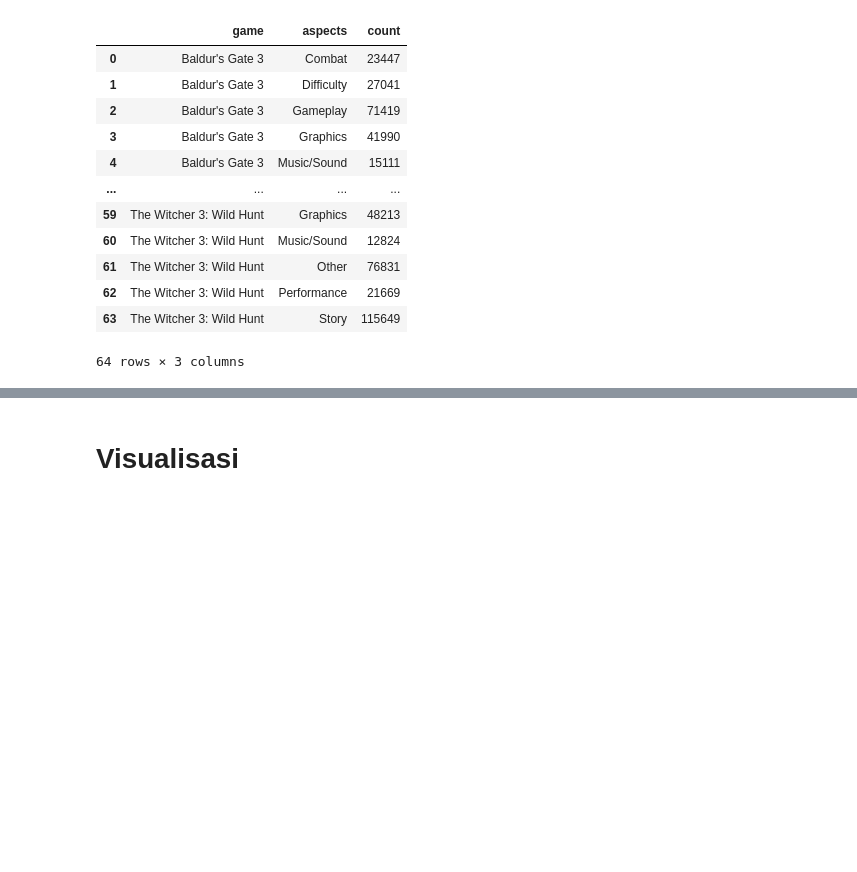
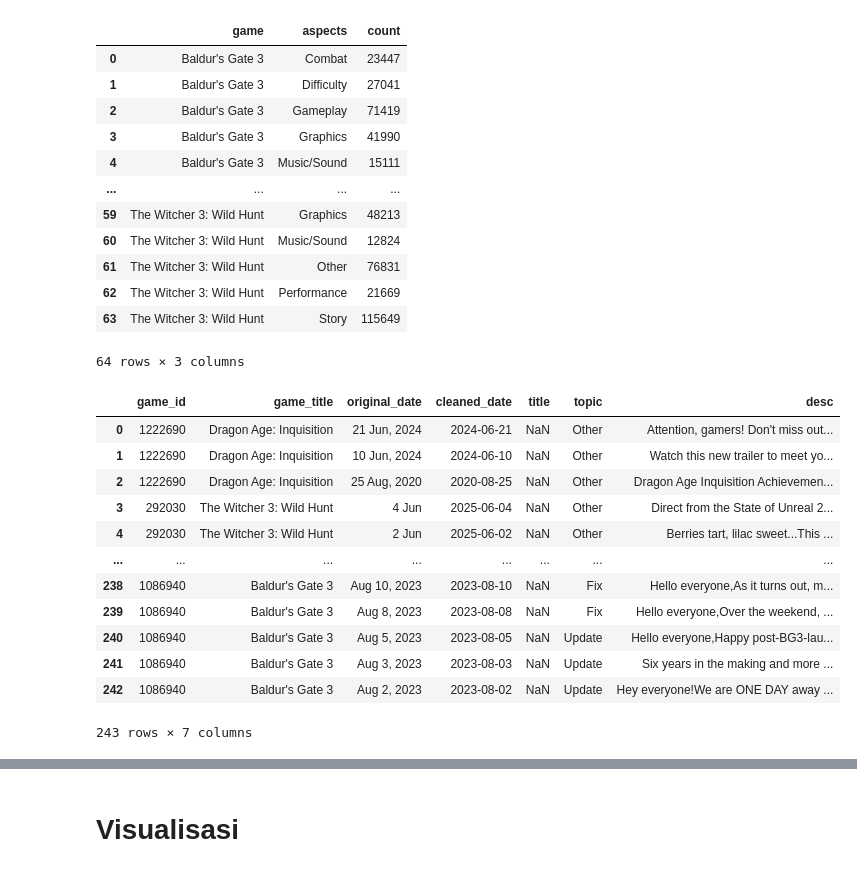
Before and after one commit to Fakur19/goty-sentiment-analysis, a Jupyter notebook: notebooks/data_analysis.ipynb, the cells around one changed output, grey strips where cells are left out. Drawn from its saved outputs; the diff is of its cells as text; code cells hidden in the pictures; blank space fills up the shorter version.

```diff
--- a/notebooks/data_analysis.ipynb
+++ b/notebooks/data_analysis.ipynb
@@ -472,3 +460,20 @@ aspect_counts
 | 62 | The Witcher 3: Wild Hunt | Performance | 21669 |
 | 63 | The Witcher 3: Wild Hunt | Story | 115649 |
 64 rows × 3 columns
+# %%
+df_patch = pd.read_csv("../output/steam_update_info.csv")
+df_patch
+# %% [output]
+|  | game_id | game_title | original_date | cleaned_date | title | topic | desc |
+| 0 | 1222690 | Dragon Age: Inquisition | 21 Jun, 2024 | 2024-06-21 | NaN | Other | Attention, gamers! Don't miss out... |
+| 1 | 1222690 | Dragon Age: Inquisition | 10 Jun, 2024 | 2024-06-10 | NaN | Other | Watch this new trailer to meet yo... |
+| 2 | 1222690 | Dragon Age: Inquisition | 25 Aug, 2020 | 2020-08-25 | NaN | Other | Dragon Age Inquisition Achievemen... |
+| 3 | 292030 | The Witcher 3: Wild Hunt | 4 Jun | 2025-06-04 | NaN | Other | Direct from the State of Unreal 2... |
+| 4 | 292030 | The Witcher 3: Wild Hunt | 2 Jun | 2025-06-02 | NaN | Other | Berries tart, lilac sweet...This ... |
+| ... | ... | ... | ... | ... | ... | ... | ... |
+| 238 | 1086940 | Baldur's Gate 3 | Aug 10, 2023 | 2023-08-10 | NaN | Fix | Hello everyone,As it turns out, m... |
+| 239 | 1086940 | Baldur's Gate 3 | Aug 8, 2023 | 2023-08-08 | NaN | Fix | Hello everyone,Over the weekend, ... |
+| 240 | 1086940 | Baldur's Gate 3 | Aug 5, 2023 | 2023-08-05 | NaN | Update | Hello everyone,Happy post-BG3-lau... |
+| 241 | 1086940 | Baldur's Gate 3 | Aug 3, 2023 | 2023-08-03 | NaN | Update | Six years in the making and more ... |
+| 242 | 1086940 | Baldur's Gate 3 | Aug 2, 2023 | 2023-08-02 | NaN | Update | Hey everyone!We are ONE DAY away ... |
+243 rows × 7 columns
```
Also changed, not shown: parts of 16 cells of this notebook, 12 other files.
